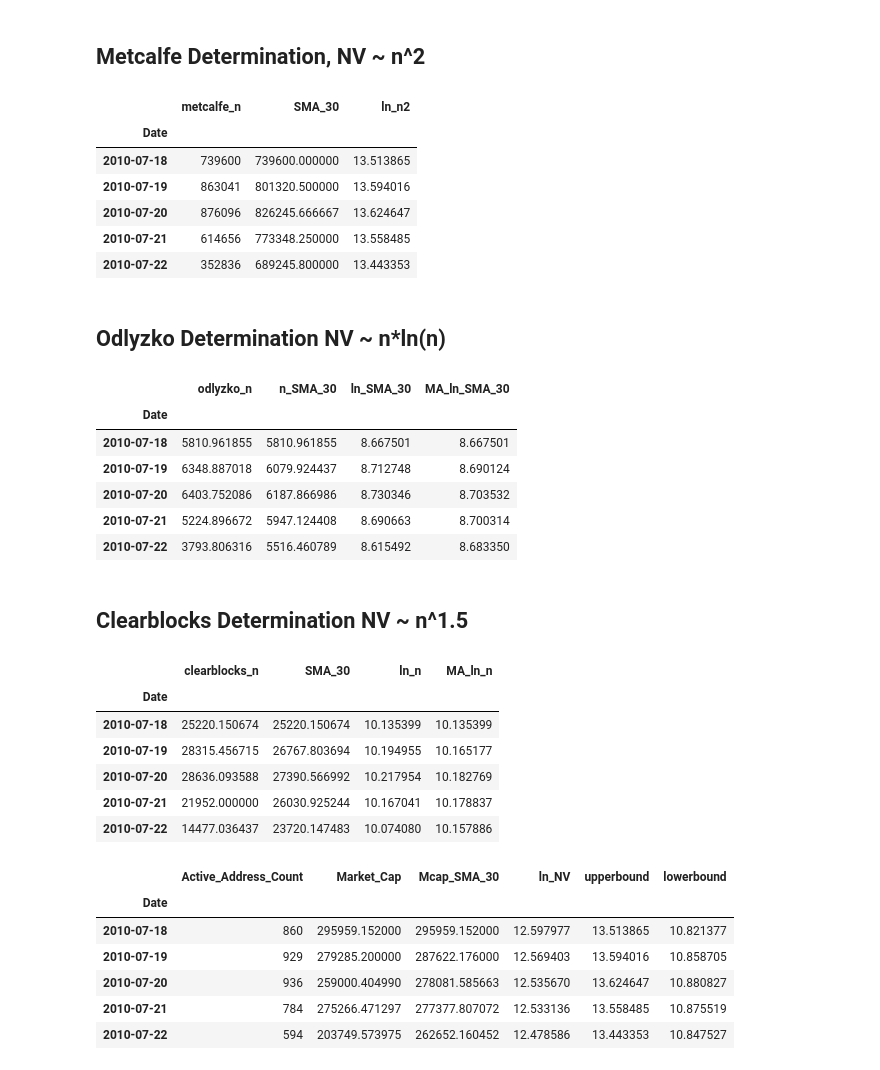
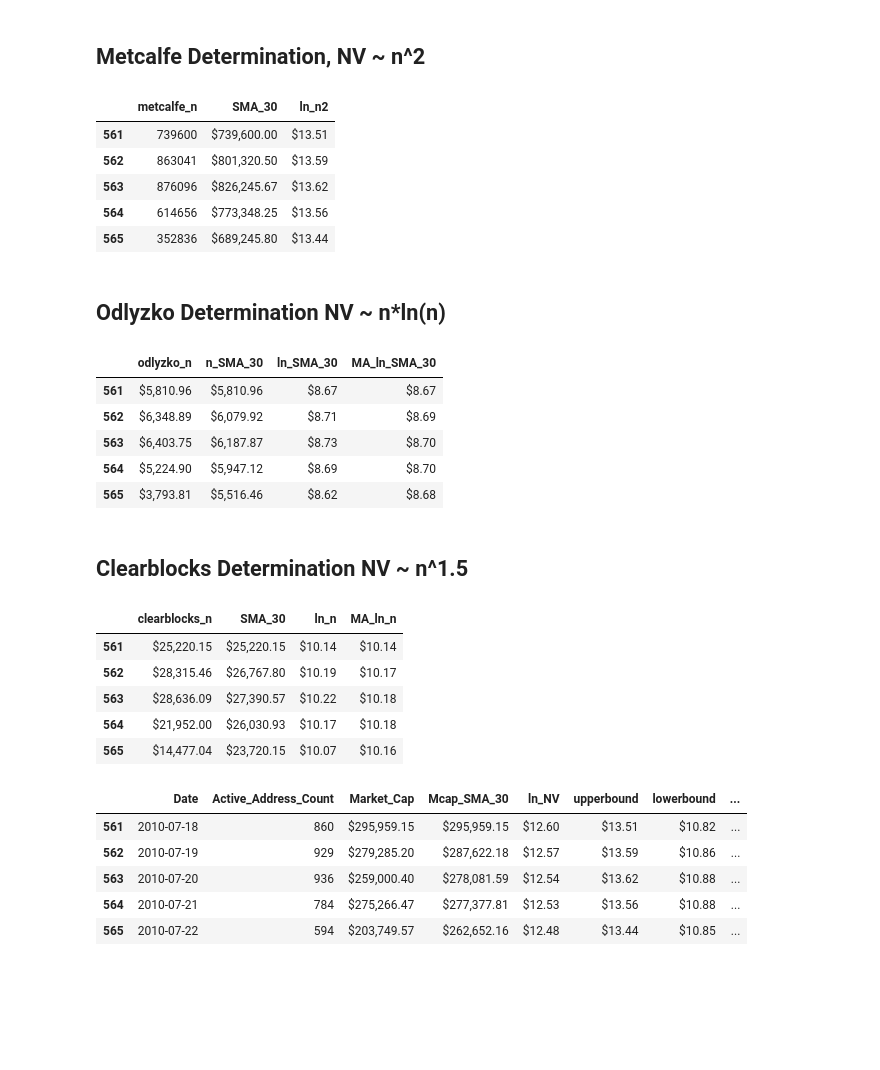
Before and after one commit to ewyluda/Bitcoin_Valuation_Model, a Jupyter notebook: model.ipynb, the cells around one changed output. Drawn from its saved outputs; the diff is of its cells as text; code cells hidden in the pictures; blank space fills up the shorter version.

Commit message:
updating model code and adding plot figures

```diff
--- a/model.ipynb
+++ b/model.ipynb
@@ -7,6 +7,12 @@ import matplotlib.pyplot as plt
 import pandas as pd
 import numpy as np
 from datetime import date
+import matplotlib
+
+# Formatting
+pd.options.display.float_format = '${:,.2f}'.format
+# Increase DF size
+matplotlib.rc('figure', figsize=(15, 7))
 # %%
 # Files to load
 raw_data = 'resources/btc.csv'
@@ -88,4 +93,4 @@ dtypes: datetime64[ns](1), float64(1), int64(1)
 memory usage: 122.4 KB
 # %%
 # Set index to 'Date' column
-df.set_index('Date', inplace=True)
+df.set_index('Date', inplace=False)
@@ -133,82 +147,91 @@ df.head()
 # %%
 # Metcalfe Determination NV ~ n^2
 metcalfe_df = pd.DataFrame()
+
 # Metcalfe Daily Active Address (DAA) calc
 metcalfe_df['metcalfe_n'] = df.Active_Address_Count**2
+
 # Metcalfe DAA SMA calc
 metcalfe_df['SMA_30'] = metcalfe_df.metcalfe_n.rolling(30, min_periods=1).mean()
+
 # Metcalfe Moving Average of ln(n^)
 metcalfe_df['ln_n2'] = np.log(metcalfe_df['SMA_30'])
 metcalfe_df.head()
 # %% [output]
 |  | metcalfe_n | SMA_30 | ln_n2 |
-| Date |  |  |  |
-| 2010-07-18 | 739600 | 739600.000000 | 13.513865 |
-| 2010-07-19 | 863041 | 801320.500000 | 13.594016 |
-| 2010-07-20 | 876096 | 826245.666667 | 13.624647 |
-| 2010-07-21 | 614656 | 773348.250000 | 13.558485 |
-| 2010-07-22 | 352836 | 689245.800000 | 13.443353 |
+| 561 | 739600 | $739,600.00 | $13.51 |
+| 562 | 863041 | $801,320.50 | $13.59 |
+| 563 | 876096 | $826,245.67 | $13.62 |
+| 564 | 614656 | $773,348.25 | $13.56 |
+| 565 | 352836 | $689,245.80 | $13.44 |
 # %% [markdown]
 ## Odlyzko Determination NV ~ n*ln(n)
 # %%
 # Odlyzko Determination NV ~ n*ln(n)
 odlyzko_df = pd.DataFrame()
+
 # Odlyzko Daily Active Address (DAA) calc
 odlyzko_df['odlyzko_n'] = df.Active_Address_Count * np.log(df.Active_Address_Count)
+
 # 30 day Simple Moving Average of Odlyzko DAA
 odlyzko_df['n_SMA_30'] = odlyzko_df.odlyzko_n.rolling(30, min_periods=1).mean()
+
 # Natural log of Odlyzko DAA 30 day SMA
 odlyzko_df['ln_SMA_30'] = np.log(odlyzko_df.n_SMA_30)
+
 # Final 30 day Simple Moving Average of Odlyzko DAA
 odlyzko_df['MA_ln_SMA_30'] = odlyzko_df.ln_SMA_30.rolling(30, min_periods=1).mean()
 odlyzko_df.head()
 # %% [output]
 |  | odlyzko_n | n_SMA_30 | ln_SMA_30 | MA_ln_SMA_30 |
-| Date |  |  |  |  |
-| 2010-07-18 | 5810.961855 | 5810.961855 | 8.667501 | 8.667501 |
-| 2010-07-19 | 6348.887018 | 6079.924437 | 8.712748 | 8.690124 |
-| 2010-07-20 | 6403.752086 | 6187.866986 | 8.730346 | 8.703532 |
-| 2010-07-21 | 5224.896672 | 5947.124408 | 8.690663 | 8.700314 |
-| 2010-07-22 | 3793.806316 | 5516.460789 | 8.615492 | 8.683350 |
+| 561 | $5,810.96 | $5,810.96 | $8.67 | $8.67 |
+| 562 | $6,348.89 | $6,079.92 | $8.71 | $8.69 |
+| 563 | $6,403.75 | $6,187.87 | $8.73 | $8.70 |
+| 564 | $5,224.90 | $5,947.12 | $8.69 | $8.70 |
+| 565 | $3,793.81 | $5,516.46 | $8.62 | $8.68 |
 # %% [markdown]
 ## Clearblocks Determination NV ~ n^1.5
 # %%
+# Generalized Metcalfe Law (Clearblocks) NV ~ n^1.5
 clearblocks_df = pd.DataFrame()
+
 # Clearblocks Daily Active Address (DAA) calc
 clearblocks_df['clearblocks_n'] = df.Active_Address_Count ** 1.5
+
 # 30 day Simple Moving Average of Clearblocks DAA
 clearblocks_df['SMA_30'] = clearblocks_df.clearblocks_n.rolling(30, min_periods=1).mean()
+
 # Natural log of Clearblocks DAA 30 day SMA
 clearblocks_df['ln_n'] = np.log(clearblocks_df.SMA_30)
+
 # Final 30 day Simple Moving Average of Clearblocks DAA
 clearblocks_df['MA_ln_n'] = clearblocks_df.ln_n.rolling(30, min_periods=1).mean()
 clearblocks_df.head()
 # %% [output]
 |  | clearblocks_n | SMA_30 | ln_n | MA_ln_n |
-| Date |  |  |  |  |
-| 2010-07-18 | 25220.150674 | 25220.150674 | 10.135399 | 10.135399 |
-| 2010-07-19 | 28315.456715 | 26767.803694 | 10.194955 | 10.165177 |
-| 2010-07-20 | 28636.093588 | 27390.566992 | 10.217954 | 10.182769 |
-| 2010-07-21 | 21952.000000 | 26030.925244 | 10.167041 | 10.178837 |
-| 2010-07-22 | 14477.036437 | 23720.147483 | 10.074080 | 10.157886 |
+| 561 | $25,220.15 | $25,220.15 | $10.14 | $10.14 |
+| 562 | $28,315.46 | $26,767.80 | $10.19 | $10.17 |
+| 563 | $28,636.09 | $27,390.57 | $10.22 | $10.18 |
+| 564 | $21,952.00 | $26,030.93 | $10.17 | $10.18 |
+| 565 | $14,477.04 | $23,720.15 | $10.07 | $10.16 |
 # %%
-# look into numpy and scipy
+# Constants for Fitting Curves
 a1 = 0
 b1 = 1
 a2 = -3.48
 b2 = 1.65
 
 df['upperbound'] = a1 + (b1*metcalfe_df.ln_n2)
 df['lowerbound'] = a2 + (b2*odlyzko_df.MA_ln_SMA_30)
+df['fundamental_NAV'] = (df['upperbound'] + df['lowerbound'])/2
 df.head()
 # %% [output]
-|  | Active_Address_Count | Market_Cap | Mcap_SMA_30 | ln_NV | upperbound | lowerbound |
-| Date |  |  |  |  |  |  |
-| 2010-07-18 | 860 | 295959.152000 | 295959.152000 | 12.597977 | 13.513865 | 10.821377 |
-| 2010-07-19 | 929 | 279285.200000 | 287622.176000 | 12.569403 | 13.594016 | 10.858705 |
-| 2010-07-20 | 936 | 259000.404990 | 278081.585663 | 12.535670 | 13.624647 | 10.880827 |
-| 2010-07-21 | 784 | 275266.471297 | 277377.807072 | 12.533136 | 13.558485 | 10.875519 |
-| 2010-07-22 | 594 | 203749.573975 | 262652.160452 | 12.478586 | 13.443353 | 10.847527 |
+|  | Date | Active_Address_Count | Market_Cap | Mcap_SMA_30 | ln_NV | upperbound | lowerbound | ... |
+| 561 | 2010-07-18 | 860 | $295,959.15 | $295,959.15 | $12.60 | $13.51 | $10.82 | ... |
+| 562 | 2010-07-19 | 929 | $279,285.20 | $287,622.18 | $12.57 | $13.59 | $10.86 | ... |
+| 563 | 2010-07-20 | 936 | $259,000.40 | $278,081.59 | $12.54 | $13.62 | $10.88 | ... |
+| 564 | 2010-07-21 | 784 | $275,266.47 | $277,377.81 | $12.53 | $13.56 | $10.88 | ... |
+| 565 | 2010-07-22 | 594 | $203,749.57 | $262,652.16 | $12.48 | $13.44 | $10.85 | ... |
 # %%
 # END OF SCRIPT SORTING
 
```
Also changed, not shown: parts of 19 cells of this notebook, 2 other files.
